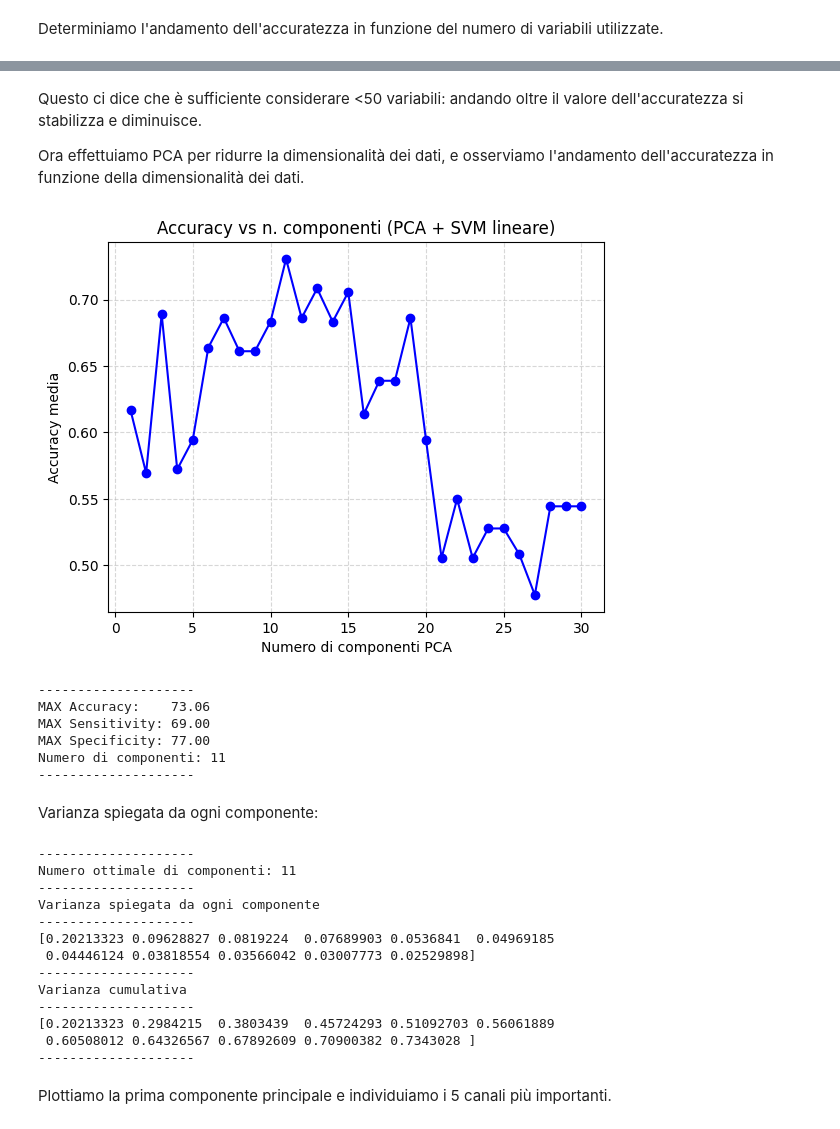
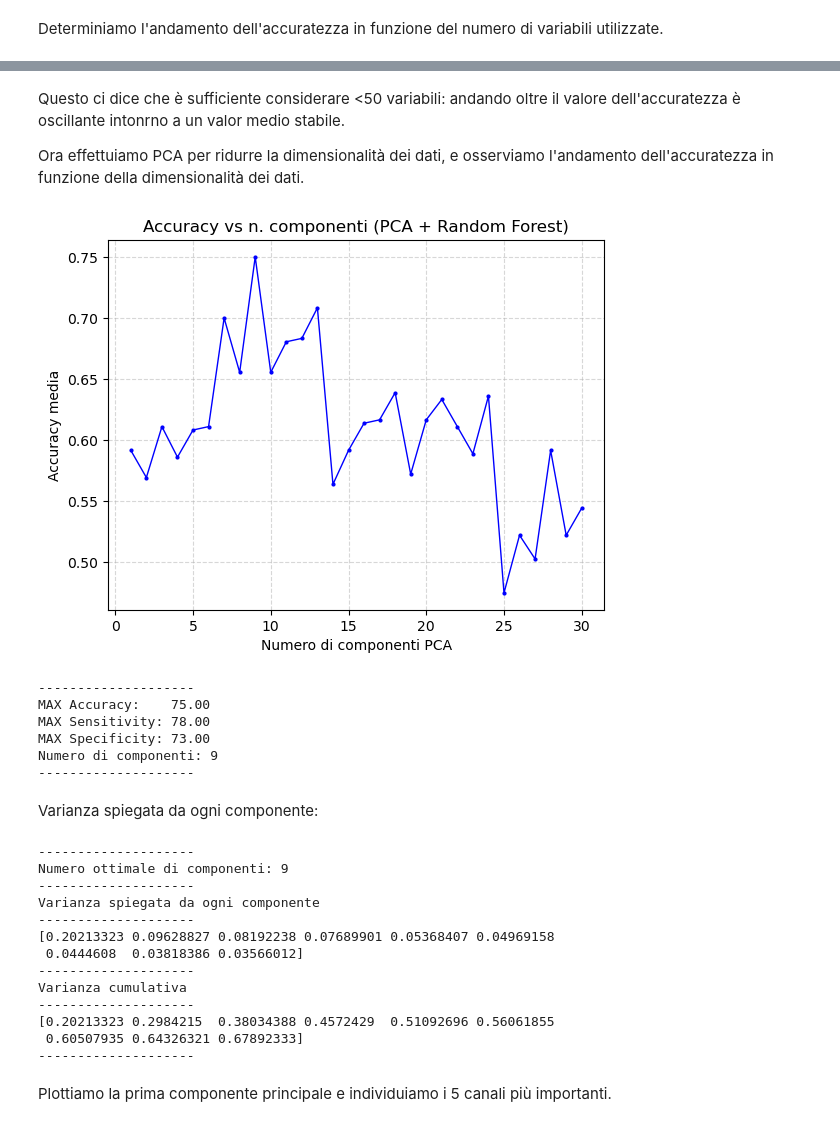
Before and after one commit to fiorello-mino/applicazioni_machine_learning, a Jupyter notebook: RF/main_rf.ipynb, the cells around one changed output, grey strips where cells are left out. Saved outputs shown, nothing was run; the diff lists cells and outputs as text; code cells hidden in the pictures.

```diff
--- a/RF/main_rf.ipynb
+++ b/RF/main_rf.ipynb
@@ -12,7 +12,7 @@ from sklearn.ensemble import RandomForestClassifier
 # %% [markdown]
 Caricamento e visualizzazione dei canali
 # %%
-data = sio.loadmat('data/signal__b.mat')
+data = sio.loadmat('../data/signal__b.mat')
 g0 = data['g__0']   # negativi
 g1 = data['g__1']   # positivi
 
@@ -125,10 +123,7 @@ acc_numk = [] # array di accuracy in funzione di numvar
 for numk in range(2, NUMK +1):
 
     skf = StratifiedKFold(n_splits=numk, shuffle=True, random_state=1)
-    rf_model = make_pipeline(
-        StandardScaler(),
-        SVC(kernel='linear', C=1.0)
-    )
+    rf_model = RandomForestClassifier()
 
     acc_folds = []  # array di accuracy per un singolo fold
 
@@ -153,10 +148,10 @@ for numk in range(2, NUMK +1):
 # --- Plot accuracy vs K numero di fold ---
 
 plt.figure()
-plt.plot(np.arange(2, NUMK+1), acc_numk, marker='o', color='b', linewidth=2)
+plt.plot(np.arange(2, NUMK+1), acc_numk, marker='o', color='b', linewidth=1, markersize=3)
 plt.xlabel('K numero di fold')
 plt.ylabel('Accuracy')
-plt.title('Accuracy vs numero di fold (SVM lineare)')
+plt.title('Accuracy vs numero di fold (Random Forest)')
 plt.grid(True, linestyle='--', alpha = 0.5)
 plt.show()
 # %% [output]
@@ -170,8 +165,7 @@ acc_numvar = [] # array di accuracy in funzione di numvar
 
 for numvar in range(1, NUMVAR +1):
 
-    rf_model = RandomForestClassifier(
-    )
+    rf_model = RandomForestClassifier(n_estimators=100)
 
     acc_folds = []  # array di accuracy per un singolo fold
 
@@ -199,7 +193,7 @@ plt.figure()
 plt.plot(np.arange(1, NUMVAR+1), acc_numvar, marker='o', color = 'b', markersize=3, linewidth=0.75)
 plt.xlabel('Numero di feature')
 plt.ylabel('Accuracy')
-plt.title('Accuracy vs numero di feature (SVM lineare)')
+plt.title('Accuracy vs numero di feature (Random Forest)')
 plt.grid(True, linestyle = '--', alpha = 0.5)
 plt.show()
 # %% [output]
@@ -207,5 +201,5 @@ KeyboardInterrupt:
 # %% [markdown]
-Questo ci dice che è sufficiente considerare <50 variabili: andando oltre il valore dell'accuratezza si stabilizza e diminuisce.
+Questo ci dice che è sufficiente considerare <50 variabili: andando oltre il valore dell'accuratezza è oscillante intonrno a un valor medio stabile.
 
 Ora effettuiamo PCA per ridurre la dimensionalità dei dati, e osserviamo l'andamento dell'accuratezza in funzione della dimensionalità dei dati.
 # %%
@@ -236,8 +230,7 @@ for numdim in range(1, NUMDIM + 1):
         data_test_pca  = pca.transform(data_test)
 
         # SVM lineare
-        rf_model = RandomForestClassifier(
-        )
+        rf_model = RandomForestClassifier()
 
         # training
         rf_model.fit(data_train_pca, labels_train)
@@ -250,41 +243,41 @@ for numdim in range(1, NUMDIM + 1):
         sens = recall_score(labels_test, predictions, pos_label=1)
         spec = recall_score(labels_test, predictions, pos_label=0)
 
         acc_folds.append(acc)
         sens_folds.append(sens)
         spec_folds.append(spec)
 
     # medie sui K fold per questo numvar
     acc_numdim.append(np.mean(acc_folds))
     sens_numdim.append(np.mean(sens_folds))
     spec_numdim.append(np.mean(spec_folds))
 
 
 plt.figure()
-plt.plot(np.arange(1, NUMDIM + 1), acc_numdim, marker='o', color='b')
+plt.plot(np.arange(1, NUMDIM + 1), acc_numdim, marker='o', color='b', linewidth=1, markersize=2)
 plt.xlabel('Numero di componenti PCA')
 plt.ylabel('Accuracy media')
-plt.title('Accuracy vs n. componenti (PCA + SVM lineare)')
+plt.title('Accuracy vs n. componenti (PCA + Random Forest)')
 plt.grid(True, linestyle = '--', alpha = 0.5)
 plt.show()
 
 # --- Risultati migliori ---
 best_idx = int(np.argmax(acc_numdim))
 best_numdim = best_idx + 1
 
 print('--------------------')
 print(f'MAX Accuracy:    {acc_numdim[best_idx]*100:.2f}')
 print(f'MAX Sensitivity: {sens_numdim[best_idx]*100:.2f}')
 print(f'MAX Specificity: {spec_numdim[best_idx]*100:.2f}')
 print(f'Numero di componenti: {best_numdim}')
 print('--------------------')
 # %% [output]
-[figure, old version]
+[figure, new version]
 --------------------
-MAX Accuracy:    73.06
-MAX Sensitivity: 69.00
-MAX Specificity: 77.00
-Numero di componenti: 11
+MAX Accuracy:    75.00
+MAX Sensitivity: 78.00
+MAX Specificity: 73.00
+Numero di componenti: 9
 --------------------
 # %% [markdown]
 Varianza spiegata da ogni componente:
@@ -311,17 +304,17 @@ print(cumulative_variance)
 print('--------------------')                       # primo autovettore (lunghezza 32*509)
 # %% [output]
 --------------------
-Numero ottimale di componenti: 11
+Numero ottimale di componenti: 9
 --------------------
 Varianza spiegata da ogni componente
 --------------------
-[0.20213323 0.09628827 0.0819224  0.07689903 0.0536841  0.04969185
- 0.04446124 0.03818554 0.03566042 0.03007773 0.02529898]
+[0.20213323 0.09628827 0.08192238 0.07689901 0.05368407 0.04969158
+ 0.0444608  0.03818386 0.03566012]
 --------------------
 Varianza cumulativa
 --------------------
-[0.20213323 0.2984215  0.3803439  0.45724293 0.51092703 0.56061889
- 0.60508012 0.64326567 0.67892609 0.70900382 0.7343028 ]
+[0.20213323 0.2984215  0.38034388 0.4572429  0.51092696 0.56061855
+ 0.60507935 0.64326321 0.67892333]
 --------------------
 # %% [markdown]
 Plottiamo la prima componente principale e individuiamo i 5 canali più importanti.
```
Also changed, not shown: parts of 10 cells of this notebook, 3 other files.
